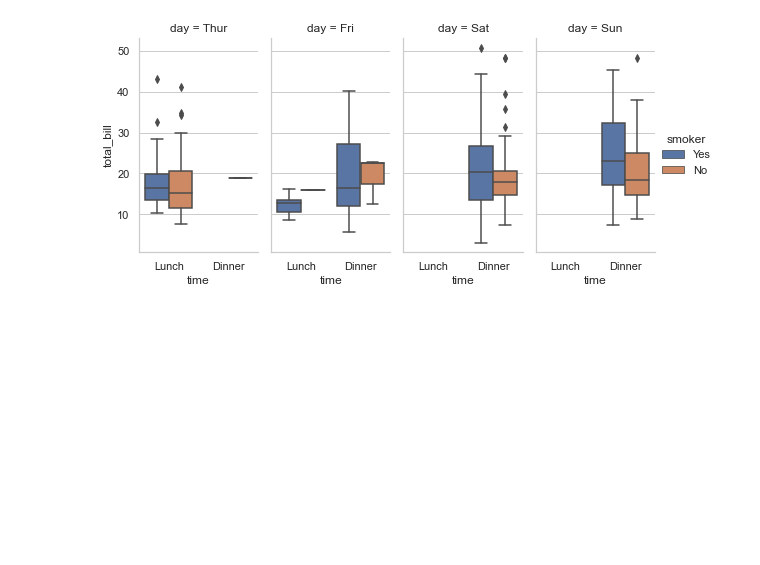
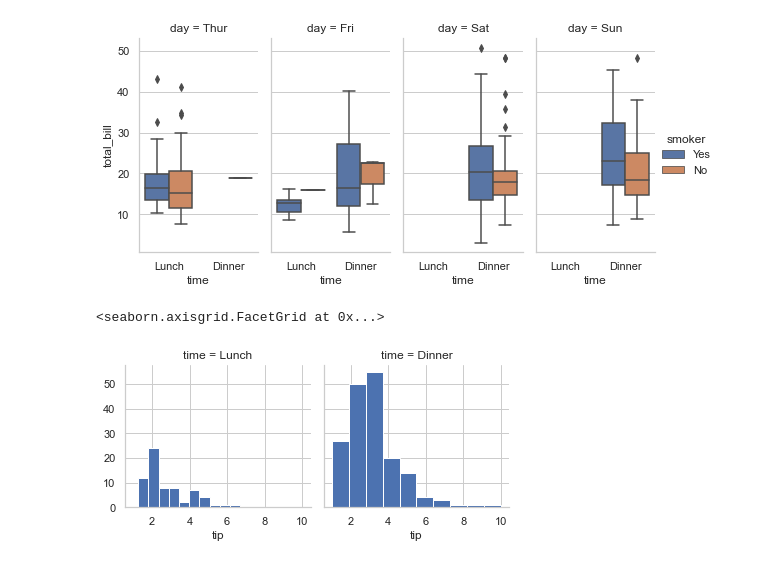
Before and after one commit to lixixi89055465/py_stu, a Jupyter notebook: tangyudi/base/seaborn/example-04.ipynb, the cells around one changed output. Saved outputs shown, nothing was run; the diff lists cells and outputs as text; code cells hidden in the pictures; blank space fills up the shorter version.

Commit message:
seaborn

```diff
--- a/tangyudi/base/seaborn/example-04.ipynb
+++ b/tangyudi/base/seaborn/example-04.ipynb
@@ -64,3 +64,7 @@ sns.factorplot(x='time',y='total_bill',hue='smoker',
 [figure]
 # %%
 g=sns.FacetGrid(tips,col='time')
+g.map(plt.hist,'tip')
+# %% [output]
+<seaborn.axisgrid.FacetGrid at 0x...>
+[figure, added]
```
Also changed, not shown: parts of 4 cells of this notebook.
